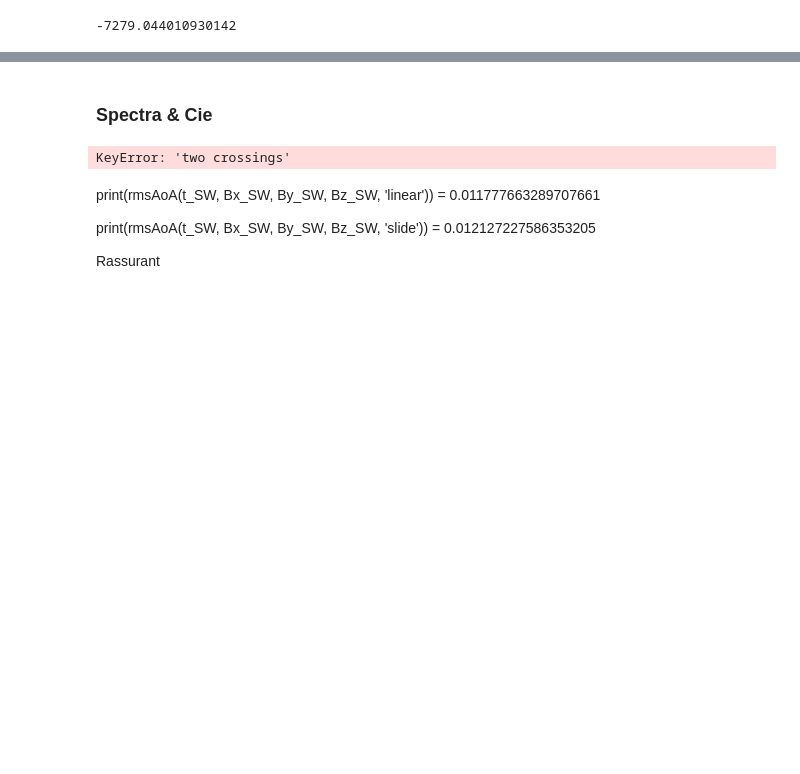
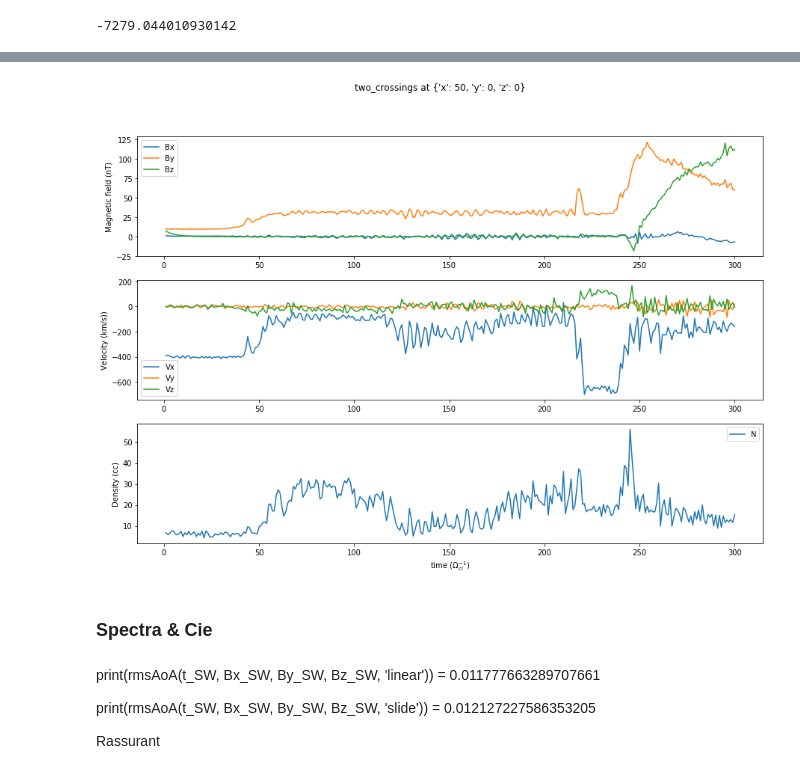
Before and after one commit to cmoissar/Jupyter-Notebooks, a Jupyter notebook: Story_Reader.ipynb, the cells around one changed output, grey strips where cells are left out. Saved outputs shown, nothing was run; the diff lists cells and outputs as text; code cells hidden in the pictures; blank space fills up the shorter version.

```diff
--- a/Story_Reader.ipynb
+++ b/Story_Reader.ipynb
@@ -971,18 +1022,18 @@ B = [np.sqrt(Bx[i]**2 + By[i]**2 + Bz[i]**2) for i in range(0, len(Bx))]
 # %%
-box = 'two crossings'
+box = 'two_crossings'
 
 time_vec, (Bx, By, Bz), (Vx, Vy, Vz), N = MD.plot_temporal_B(satellites_boxes[box],
                                                              title = box + f" at {satellites_boxes[box]['position']}")
 
 B = [np.sqrt(Bx[i]**2 + By[i]**2 + Bz[i]**2) for i in range(0, len(Bx))]
+# %% [output]
+[figure, added]
 # %% [markdown]
 ### Spectra & Cie
 # %%
 boxes[box]['box_indexes']['xmax'] - boxes[box]['box_indexes']['xmin']
 
 #next: translate that to time. Then define rmsBoB based on this.
-# %% [output]
-KeyError: 'two crossings'
 # %%
 import pylab as plt
 import numpy as np
```
Also changed, not shown: parts of 16 cells of this notebook, 1 other file.
